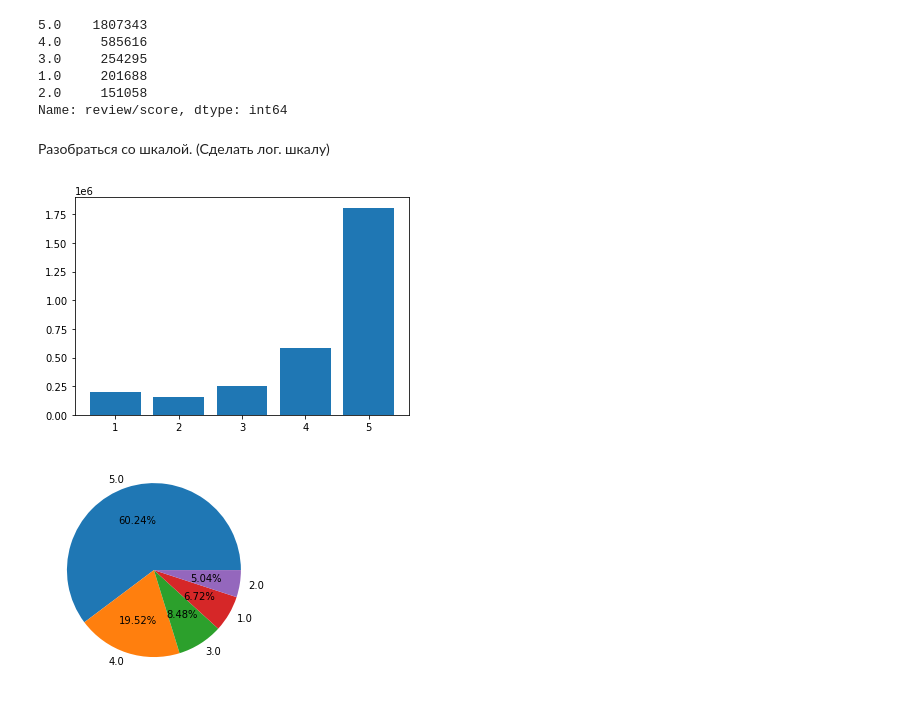
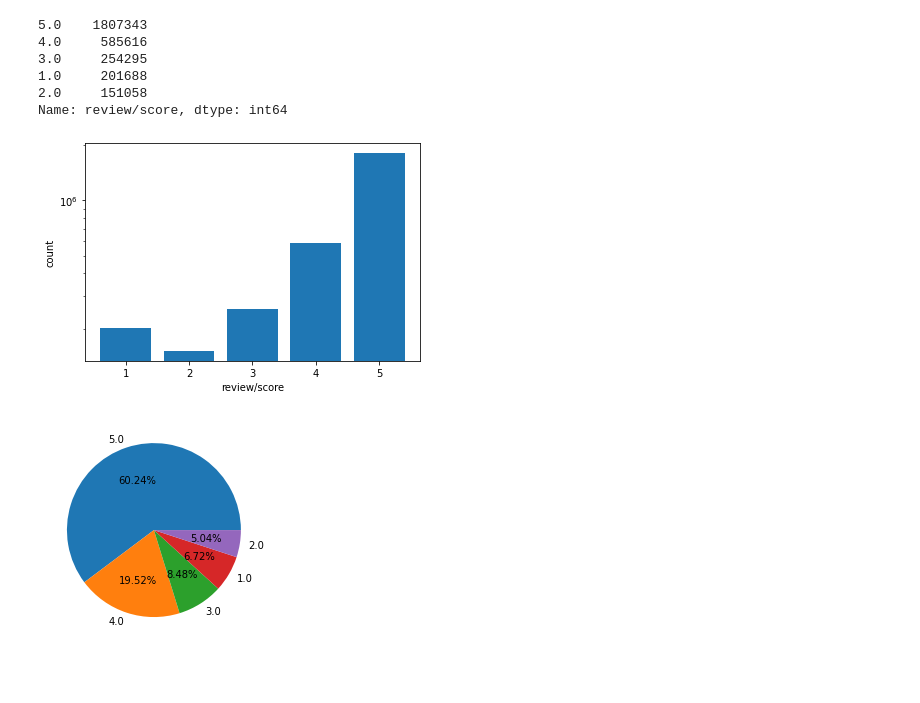
Before and after one commit to LeonSysprog/BookReviews, a Jupyter notebook: ml.ipynb, the cells around one changed output. Saved outputs shown, nothing was run; the diff lists cells and outputs as text; code cells hidden in the pictures; blank space fills up the shorter version.

```diff
--- a/ml.ipynb
+++ b/ml.ipynb
@@ -292,12 +344,12 @@ print(score_count)
 1.0     201688
 2.0     151058
 Name: review/score, dtype: int64
-# %% [markdown]
-Разобраться со шкалой. (Сделать лог. шкалу)
 # %%
-plt.bar(x=score_count.index, height=score_count.values);
+plt.bar(x=score_count.index, height=score_count.values, log=True);
+plt.xlabel('review/score')
+plt.ylabel('count');
 # %% [output]
-[figure, old version]
+[figure, new version]
 # %%
 plt.pie(labels=score_count.index, x=score_count.values, autopct='%1.2f%%');
 # %% [output]
```
Also changed, not shown: parts of 38 cells of this notebook.
